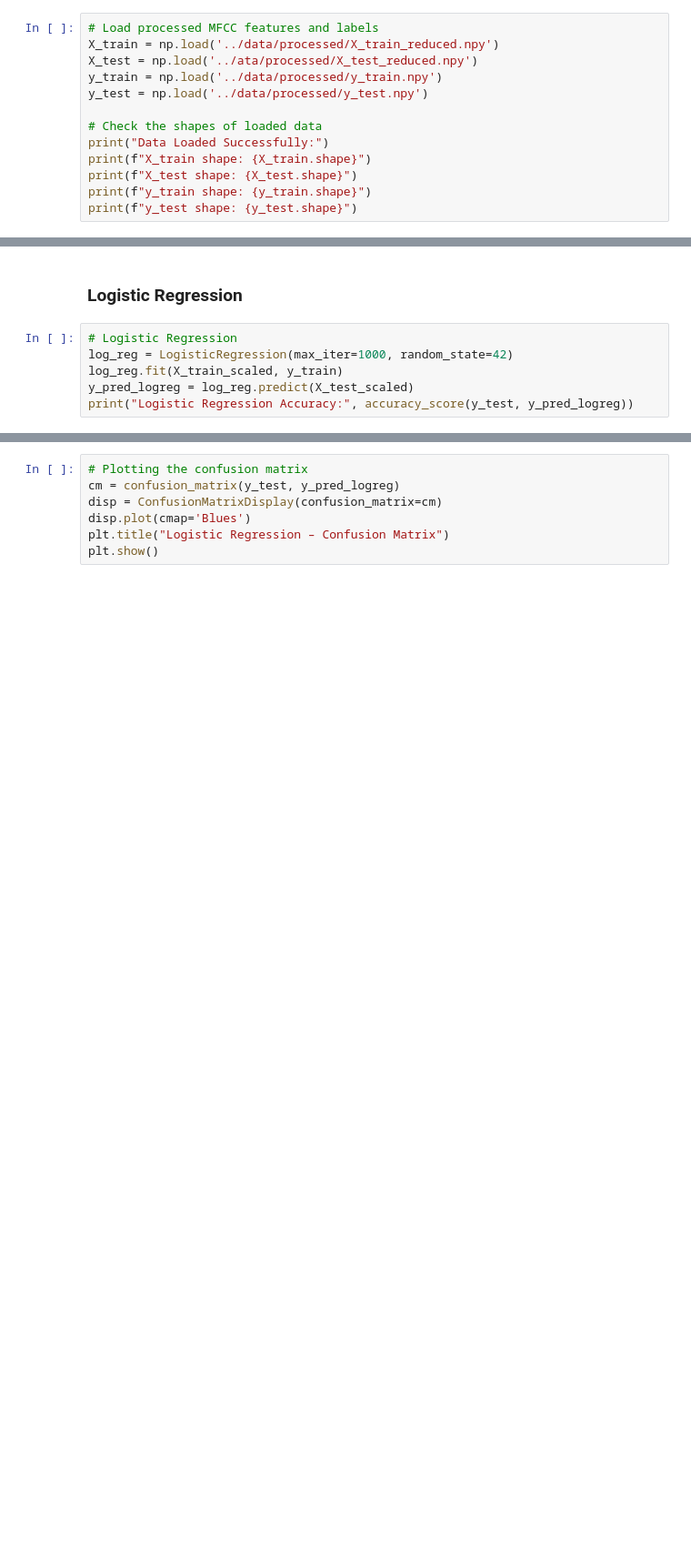
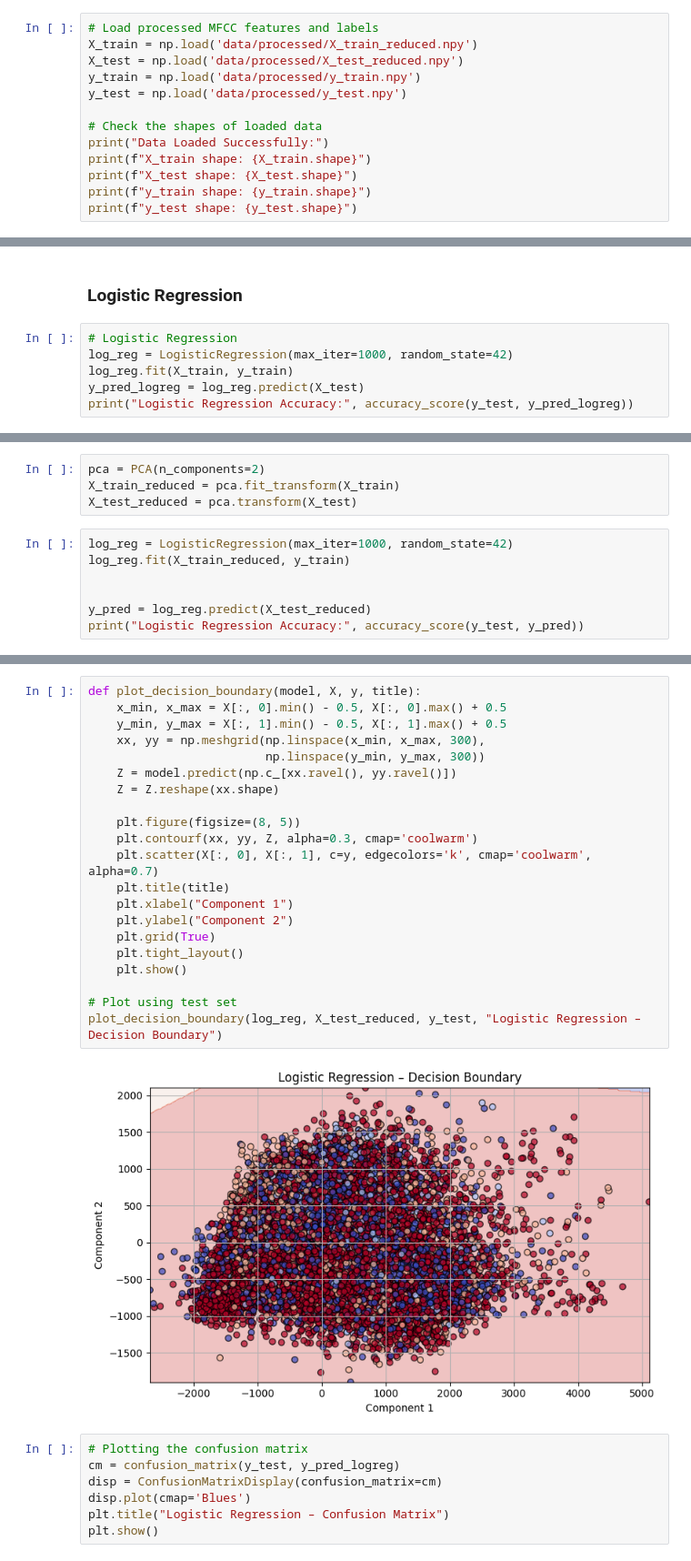
Before and after one commit to iamdianaaa/Voice-Classification, a Jupyter notebook: notebooks/02_model_development.ipynb, the cells around one changed output, grey strips where cells are left out. Shown at 91% size. Cells and saved outputs as stored; diff of their text form; blank space fills up the shorter version.

```diff
--- a/notebooks/02_model_development.ipynb
+++ b/notebooks/02_model_development.ipynb
@@ -33,10 +35,10 @@ from sklearn.tree import DecisionTreeClassifier
 from sklearn.metrics import accuracy_score
 # %%
 # Load processed MFCC features and labels
-X_train = np.load('../data/processed/X_train_reduced.npy')
-X_test = np.load('../ata/processed/X_test_reduced.npy')
-y_train = np.load('../data/processed/y_train.npy')
-y_test = np.load('../data/processed/y_test.npy')
+X_train = np.load('data/processed/X_train_reduced.npy')
+X_test = np.load('data/processed/X_test_reduced.npy')
+y_train = np.load('data/processed/y_train.npy')
+y_test = np.load('data/processed/y_test.npy')
 
 # Check the shapes of loaded data
 print("Data Loaded Successfully:")
@@ -71,7 +57,7 @@ X_train_scaled std (approx): 1.0000
 # %%
 # Logistic Regression
 log_reg = LogisticRegression(max_iter=1000, random_state=42)
-log_reg.fit(X_train_scaled, y_train)
-y_pred_logreg = log_reg.predict(X_test_scaled)
+log_reg.fit(X_train, y_train)
+y_pred_logreg = log_reg.predict(X_test)
 print("Logistic Regression Accuracy:", accuracy_score(y_test, y_pred_logreg))
 # %% [output]
@@ -78,0 +74,11 @@ Logistic Regression Accuracy: 0.5663783377209477
+# %%
+pca = PCA(n_components=2)
+X_train_reduced = pca.fit_transform(X_train)
+X_test_reduced = pca.transform(X_test)
+# %%
+log_reg = LogisticRegression(max_iter=1000, random_state=42)
+log_reg.fit(X_train_reduced, y_train)
+
+
+y_pred = log_reg.predict(X_test_reduced)
+print("Logistic Regression Accuracy:", accuracy_score(y_test, y_pred))
@@ -79,3 +87,26 @@ Logistic Regression Accuracy: 0.5663783377209477
+# %%
+def plot_decision_boundary(model, X, y, title):
+    x_min, x_max = X[:, 0].min() - 0.5, X[:, 0].max() + 0.5
+    y_min, y_max = X[:, 1].min() - 0.5, X[:, 1].max() + 0.5
+    xx, yy = np.meshgrid(np.linspace(x_min, x_max, 300),
+                         np.linspace(y_min, y_max, 300))
+    Z = model.predict(np.c_[xx.ravel(), yy.ravel()])
+    Z = Z.reshape(xx.shape)
+
+    plt.figure(figsize=(8, 5))
+    plt.contourf(xx, yy, Z, alpha=0.3, cmap='coolwarm')
+    plt.scatter(X[:, 0], X[:, 1], c=y, edgecolors='k', cmap='coolwarm', alpha=0.7)
+    plt.title(title)
+    plt.xlabel("Component 1")
+    plt.ylabel("Component 2")
+    plt.grid(True)
+    plt.tight_layout()
+    plt.show()
+
+# Plot using test set
+plot_decision_boundary(log_reg, X_test_reduced, y_test, "Logistic Regression – Decision Boundary")
+# %% [output]
+[figure, added]
 # %%
 # Plotting the confusion matrix
 cm = confusion_matrix(y_test, y_pred_logreg)
```
Also changed, not shown: parts of 12 cells of this notebook.
